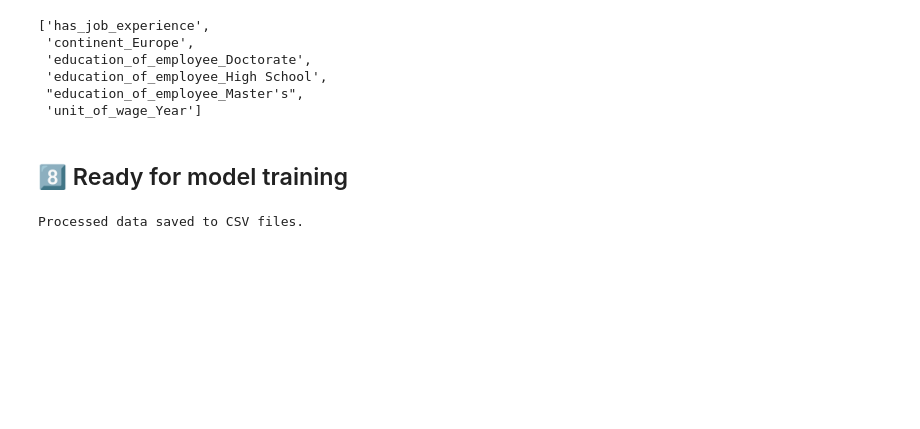
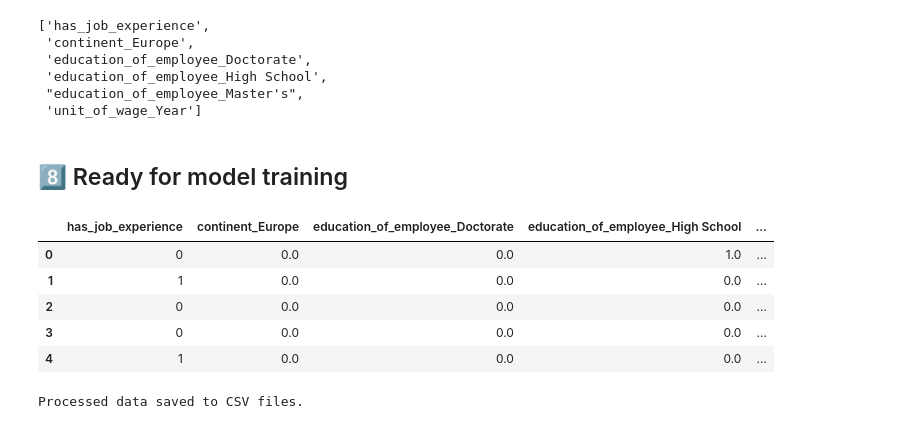
Before and after one commit to Olasquare043/Predictive-model-for-Easy-Visa-Dataset, a Jupyter notebook: preprocessing.ipynb, the cells around one changed output. Drawn from its saved outputs; the diff is of its cells as text; code cells hidden in the pictures; blank space fills up the shorter version.

```diff
--- a/preprocessing.ipynb
+++ b/preprocessing.ipynb
@@ -245,6 +245,17 @@ Selected features based on correlation with 'case_status': ['has_job_experience'
  'unit_of_wage_Year']
 # %% [markdown]
 ## 8️⃣ Ready for model training
+# %%
+# let check our final dataframe before model training
+final_df= df[selected_features + [target_variable]]
+final_df.head(5)
+# %% [output]
+|  | has_job_experience | continent_Europe | education_of_employee_Doctorate | education_of_employee_High School | ... |
+| 0 | 0 | 0.0 | 0.0 | 1.0 | ... |
+| 1 | 1 | 0.0 | 0.0 | 0.0 | ... |
+| 2 | 0 | 0.0 | 0.0 | 0.0 | ... |
+| 3 | 0 | 0.0 | 0.0 | 0.0 | ... |
+| 4 | 1 | 0.0 | 0.0 | 0.0 | ... |
 # %%
 # let set our data for model training
 X= df[selected_features]
```
